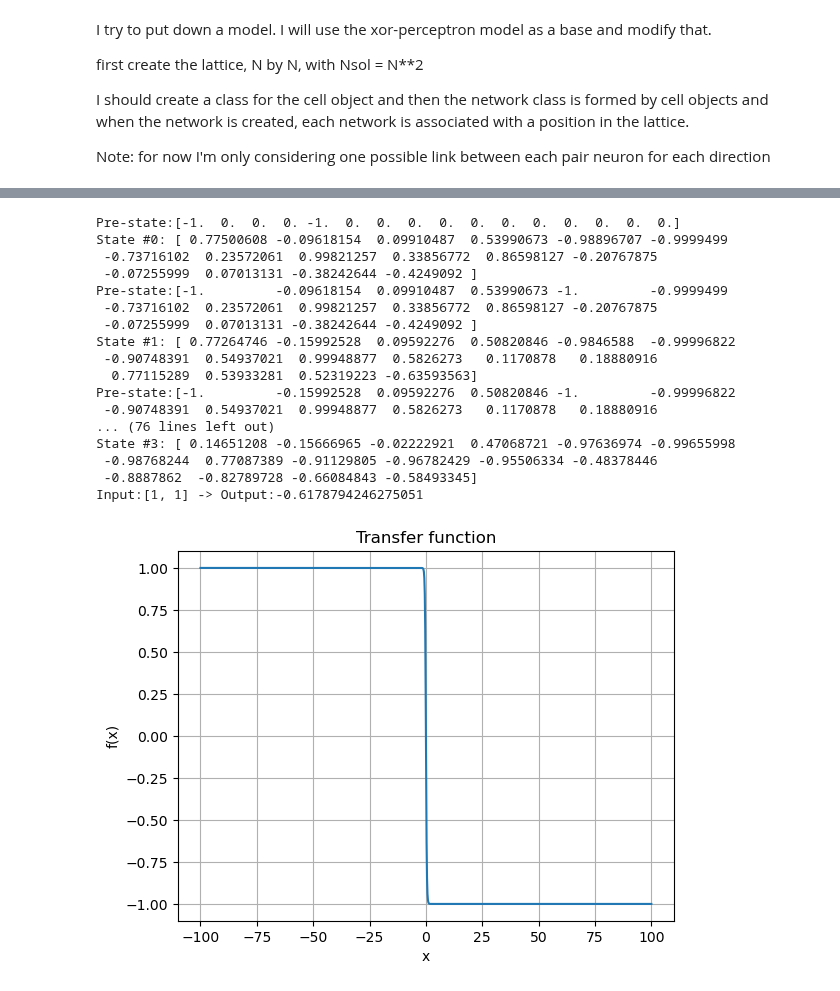
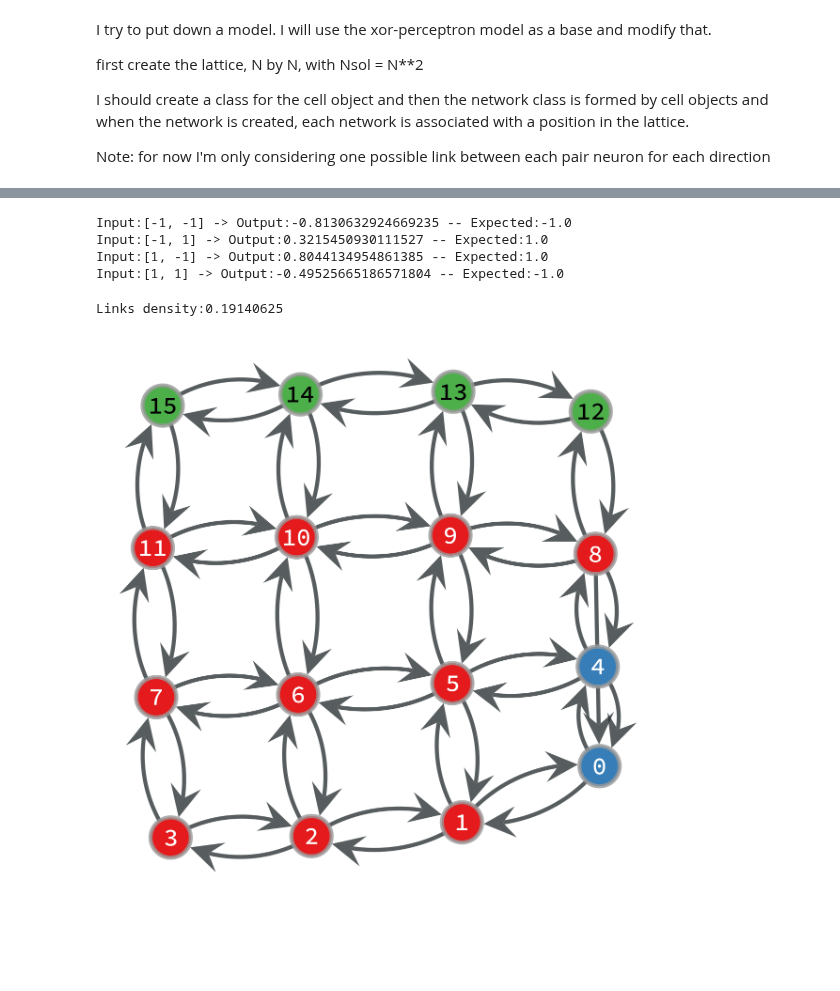
Before and after one commit to pietromalagoli/NeuronEvolution, a Jupyter notebook: main/model_ricard.ipynb, the cells around one changed output, grey strips where cells are left out. Saved outputs shown, nothing was run; the diff lists cells and outputs as text; code cells hidden in the pictures; blank space fills up the shorter version.

```diff
--- a/main/model_ricard.ipynb
+++ b/main/model_ricard.ipynb
@@ -168,26 +142,29 @@ Links density:0.19140625
-# %%
-for input in par['input_set']:
-    output,_ = m.ff(input,s[2],par,verb=2)
-    print(f'Input:{input} -> Output:{output}')
-# %% [output]
-Pre-state:[-1.  0.  0.  0. -1.  0.  0.  0.  0.  0.  0.  0.  0.  0.  0.  0.]
-State #0: [ 0.77500608 -0.09618154  0.09910487  0.53990673 -0.98896707 -0.9999499
- -0.73716102  0.23572061  0.99821257  0.33856772  0.86598127 -0.20767875
- -0.07255999  0.07013131 -0.38242644 -0.4249092 ]
-Pre-state:[-1.         -0.09618154  0.09910487  0.53990673 -1.         -0.9999499
- -0.73716102  0.23572061  0.99821257  0.33856772  0.86598127 -0.20767875
- -0.07255999  0.07013131 -0.38242644 -0.4249092 ]
-State #1: [ 0.77264746 -0.15992528  0.09592276  0.50820846 -0.9846588  -0.99996822
- -0.90748391  0.54937021  0.99948877  0.5826273   0.1170878   0.18880916
-  0.77115289  0.53933281  0.52319223 -0.63593563]
-Pre-state:[-1.         -0.15992528  0.09592276  0.50820846 -1.         -0.99996822
- -0.90748391  0.54937021  0.99948877  0.5826273   0.1170878   0.18880916
-... (76 lines left out)
-State #3: [ 0.14651208 -0.15666965 -0.02222921  0.47068721 -0.97636974 -0.99655998
- -0.98768244  0.77087389 -0.91129805 -0.96782429 -0.95506334 -0.48378446
- -0.8887862  -0.82789728 -0.66084843 -0.58493345]
-Input:[1, 1] -> Output:-0.6178794246275051
-# %%
-m.plot_T(s[0].T[4],par)
-# %% [output]
-[figure, removed]
+# %%
+sol = sorted(solutions, key=lambda sol: sol.loss)
+for i,input in enumerate(par['input_set']):
+    output = m.ff(input,sol[0],par,verb=0)
+    print(f'Input:{input} -> Output:{output} -- Expected:{par['target_set'][i]}')
+# %% [output]
+Input:[-1, -1] -> Output:-0.8130632924669235 -- Expected:-1.0
+Input:[-1, 1] -> Output:0.3215450930111527 -- Expected:1.0
+Input:[1, -1] -> Output:0.8044134954861385 -- Expected:1.0
+Input:[1, 1] -> Output:-0.49525665186571804 -- Expected:-1.0
+# %%
+print(f'Links density:{np.sum(sol[0].C)/sol[0].C.shape[0]**2}')
+graph = sol[0].G
+
+highlight = graph.new_vertex_property('int')
+highlight[graph.vertex(0)] = 1
+highlight[graph.vertex(par['L'])] = 1
+for i in range(int(par['majority_ratio']*(par['L']**2)),graph.num_vertices()):  # outputs
+    highlight[graph.vertex(i)] = 2
+
+graph_draw(
+    graph,
+    vertex_text=graph.vertex_index,
+    vertex_fill_color=highlight,
+    vcmap=plt.cm.Set1
+)
+# %% [output]
+Links density:0.19140625
+[figure, added]
```
Also changed, not shown: parts of 9 cells of this notebook, 2 other files.
